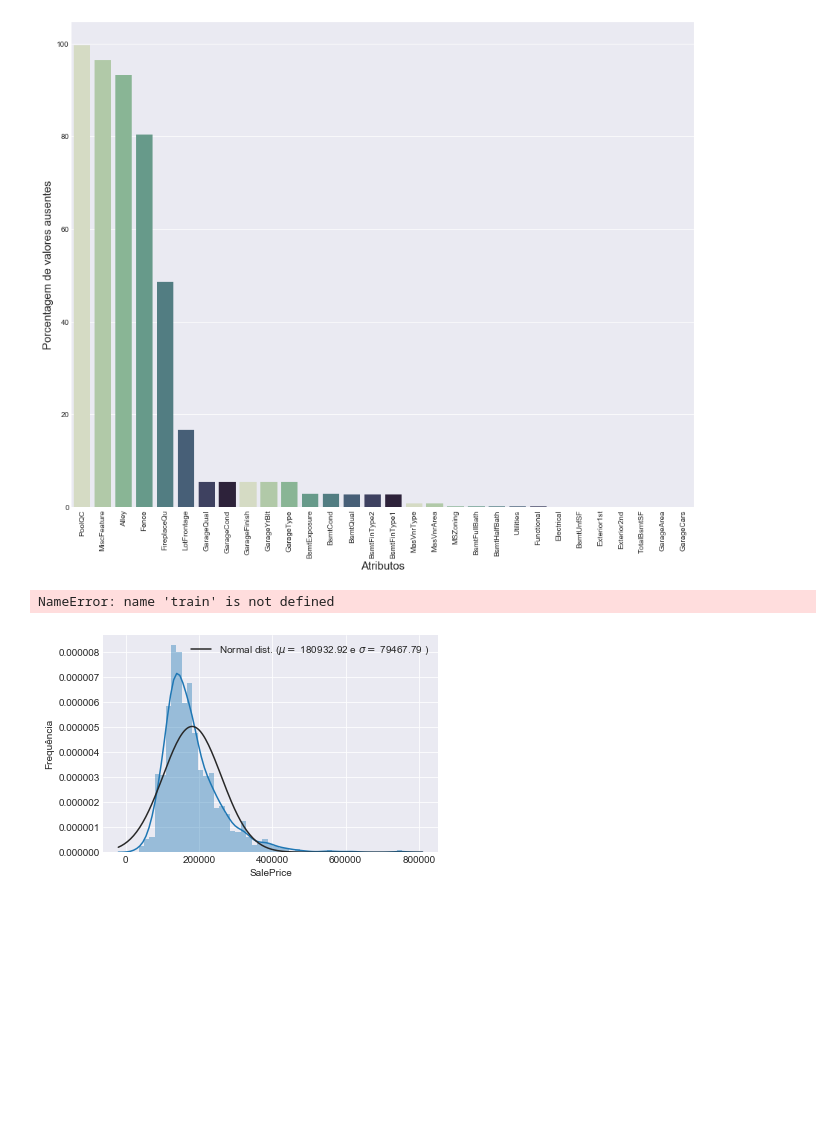
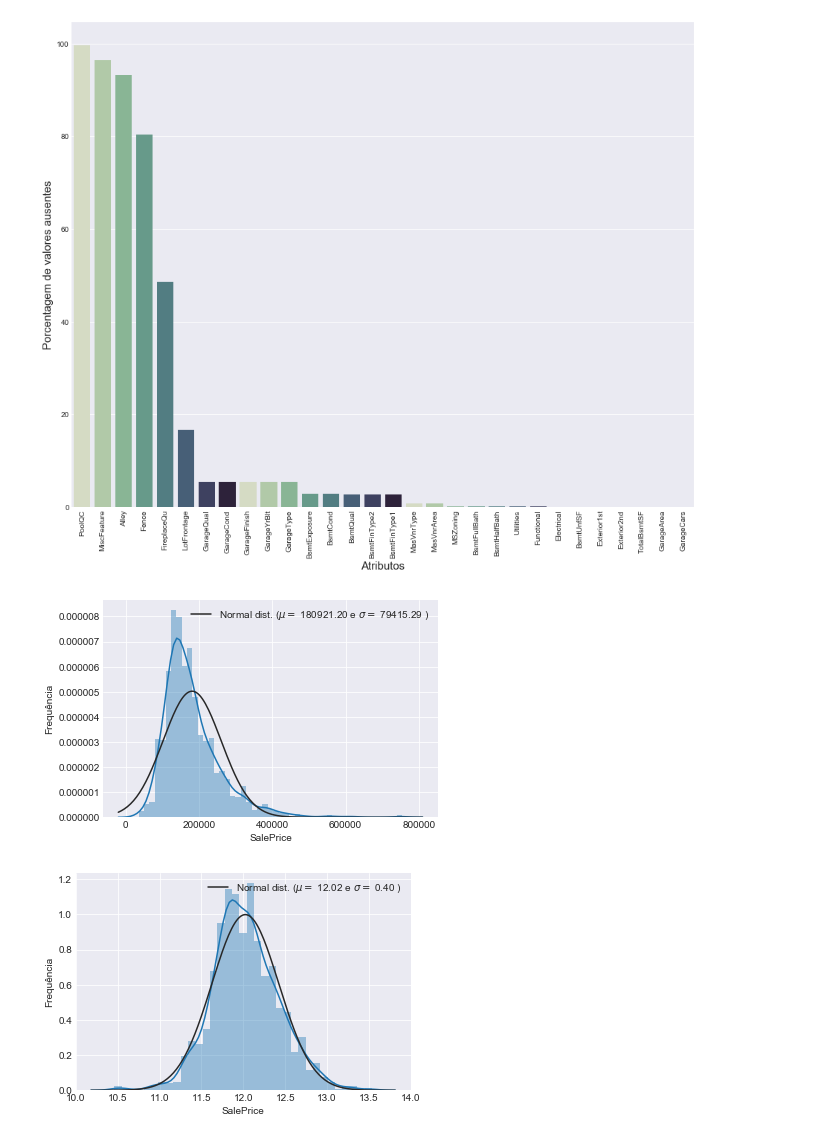
Before and after one commit to marcoscrcamargo/HousesPrices, a Jupyter notebook: pre_processing_data.ipynb, the cells around one changed output. Drawn from its saved outputs; the diff is of its cells as text; code cells hidden in the pictures; blank space fills up the shorter version.

```diff
--- a/pre_processing_data.ipynb
+++ b/pre_processing_data.ipynb
@@ -443,9 +443,9 @@ from scipy import stats
 from scipy.stats import norm
 
 # SALES PRICES NORMALIZATION
+train_data = reading_data(DTRAIN_PATH)
 
-sns.distplot(train_data['SalePrice'] , fit=norm);
-
+sns.distplot(train_data['SalePrice'] , fit=norm)
 # Get the fitted parameters used by the function
 (mu, sigma) = norm.fit(train_data['SalePrice'])
 
@@ -455,24 +455,23 @@ plt.legend(['Normal dist. ($\mu=$ {:.2f} e $\sigma=$ {:.2f} )'.format(mu, sigma)
 plt.ylabel('Frequência')
 # plt.title('SalePrice distribution')
 plt.savefig('figures/SalePrice.png')
-
-
-#We use the numpy fuction log1p which  applies log(1+x) to all elements of the column
-train["SalePrice"] = np.log1p(train_data["SalePrice"])
-
-#Check the new distribution
-sns.distplot(train_data['SalePrice'] , fit=norm);
-
-# Get the fitted parameters used by the function
-(mu, sigma) = norm.fit(train_data['SalePrice'])
-print( '\n mu = {:.2f} and sigma = {:.2f}\n'.format(mu, sigma))
-
-#Now plot the distribution
-plt.legend(['Normal dist. ($\mu=$ {:.2f} e $\sigma=$ {:.2f} )'.format(mu, sigma)],
-            loc='best')
-plt.ylabel('Frequência')
-# plt.title('SalePrice distribution')
-plt.savefig('figures/SalePrice_normalized.png')
 # %% [output]
-NameError: name 'train' is not defined
 [figure]
+# %%
+train_data = reading_data(DTRAIN_PATH)
+#We use the numpy fuction log1p which  applies log(1+x) to all elements of the column
+train_data["SalePrice"] = np.log1p(train_data["SalePrice"])
+
+#Check the new distribution
+sns.distplot(train_data['SalePrice'] , fit=norm)
+# Get the fitted parameters used by the function
+(mu, sigma) = norm.fit(train_data['SalePrice'])
+
+#Now plot the distribution
+plt.legend(['Normal dist. ($\mu=$ {:.2f} e $\sigma=$ {:.2f} )'.format(mu, sigma)],
+            loc='best')
+plt.ylabel('Frequência')
+# plt.title('SalePrice distribution')
+plt.savefig('figures/SalePrice_normalized.png')
+# %% [output]
+[figure, added]
```
Also changed, not shown: parts of 1 cell of this notebook.
